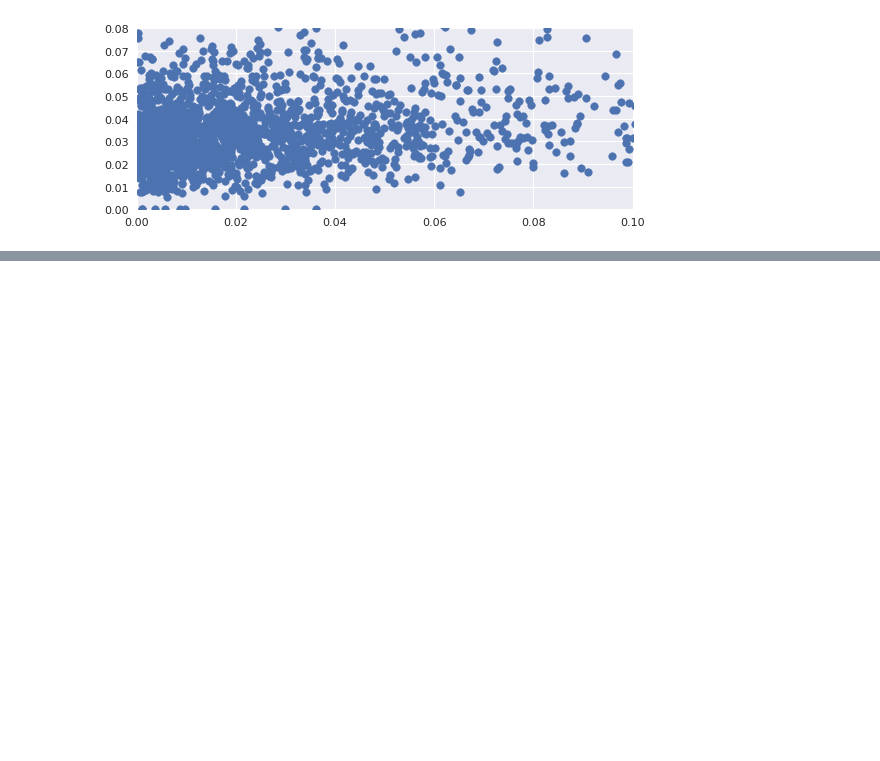
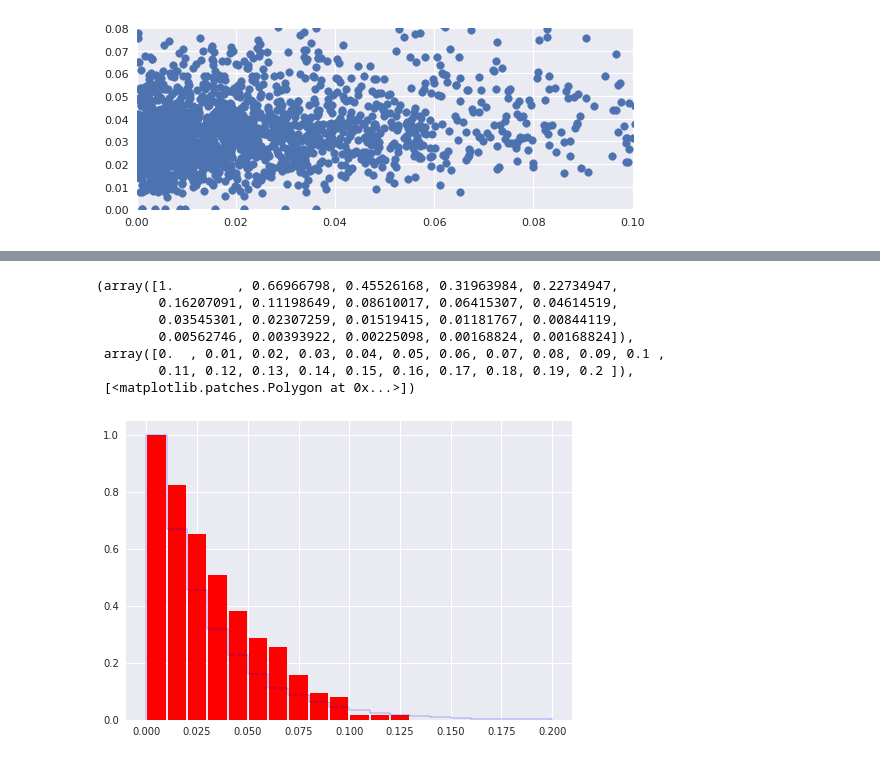
Before and after one commit to adevrent/vol_products_ftx, a Jupyter notebook: ftx_move.ipynb, the cells around one changed output, grey strips where cells are left out. Saved outputs shown, nothing was run; the diff lists cells and outputs as text; code cells hidden in the pictures; blank space fills up the shorter version.

```diff
--- a/ftx_move.ipynb
+++ b/ftx_move.ipynb
@@ -139,0 +181,12 @@ Text(0.5, 1.0, 'Cumulative histogram of BTC moves, on days when no data is relea
+# %%
+plt.hist(df["MOVE_perc"].loc[df["date"].isin(prio1)], bins = 20, range = (0, 0.2), density = True, cumulative = -1,  color = "r", rwidth = 0.9)
+plt.hist(df["MOVE_perc"].loc[~df["date"].isin(release_day)], bins = 20, range = (0, 0.2), density = True, cumulative = -1,  color = "b", rwidth = 0.9, histtype = "stepfilled")
+# %% [output]
+(array([1.        , 0.66966798, 0.45526168, 0.31963984, 0.22734947,
+        0.16207091, 0.11198649, 0.08610017, 0.06415307, 0.04614519,
+        0.03545301, 0.02307259, 0.01519415, 0.01181767, 0.00844119,
+        0.00562746, 0.00393922, 0.00225098, 0.00168824, 0.00168824]),
+ array([0.  , 0.01, 0.02, 0.03, 0.04, 0.05, 0.06, 0.07, 0.08, 0.09, 0.1 ,
+        0.11, 0.12, 0.13, 0.14, 0.15, 0.16, 0.17, 0.18, 0.19, 0.2 ]),
+ [<matplotlib.patches.Polygon at 0x...>])
+[figure, added]
```
Also changed, not shown: parts of 5 cells of this notebook, 1 other file.
